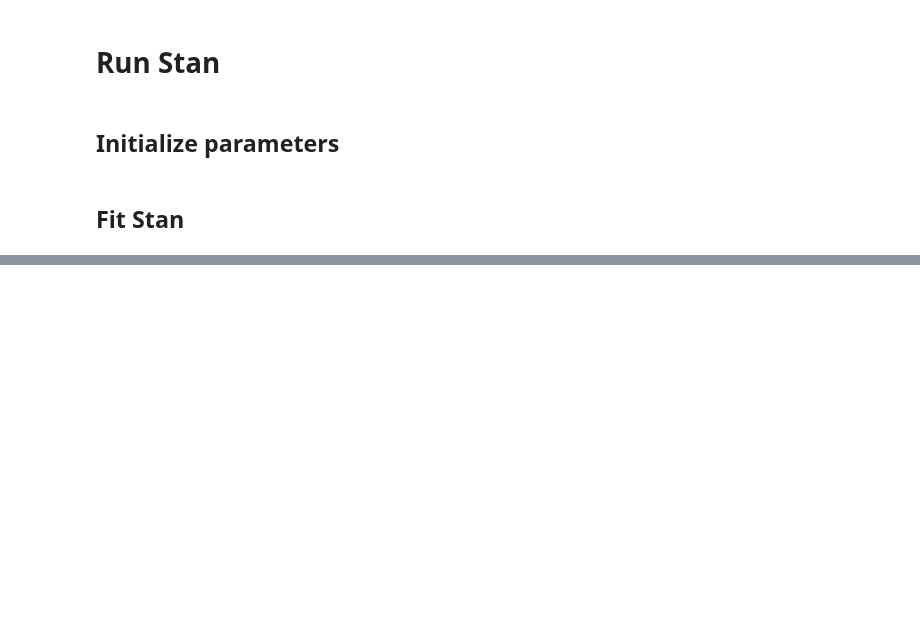
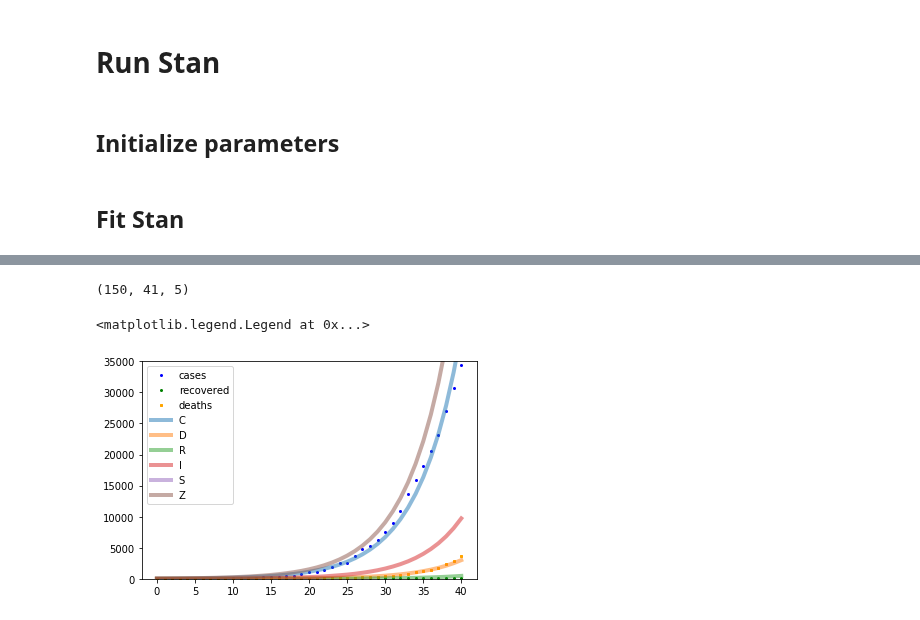
Before and after one commit to ccc1685/covid-19, a Jupyter notebook: Stan/MBS_epidemic_concentration_fitter.ipynb, the cells around one changed output, grey strips where cells are left out. Drawn from its saved outputs; the diff is of its cells as text; code cells hidden in the pictures; blank space fills up the shorter version.

```diff
--- a/Stan/MBS_epidemic_concentration_fitter.ipynb
+++ b/Stan/MBS_epidemic_concentration_fitter.ipynb
@@ -82,7 +105,8 @@ model.stan_data['n_obs'] = len(dates) - t0
 # %% [markdown]
 ### Enter population manually
 # %%
-model.stan_data['n_pop'] = 10000#pop[roi]
+model.stan_data['n_pop'] = pop[roi]
+model.stan_data['n_scale'] = 10000000
 # %% [markdown]
 ### Print data for Stan
 # %%
@@ -127,12 +180,14 @@ def init_1():
 # %% [markdown]
 ## Fit Stan
 # %%
-n_chains=3
+model.stan_data['max_num_steps'] = 10000000
+
+n_chains=1
 n_warmups=500
-n_iter=5000
-n_thin=50
+n_iter=4000
+n_thin=10
 
 control = {'adapt_delta':0.9}
-fit = stanrunmodel.sampling(data = model.stan_data,init = init_1,control=control, chains = n_chains, warmup = n_warmups, iter = n_iter, thin=n_thin, seed=13219)
+fit = stanrunmodel.sampling(data = model.stan_data,init = init_fun,control=control, chains = n_chains, warmup = n_warmups, iter = n_iter, thin=n_thin, seed=13219)
 # %%
 print(fit)
@@ -156,0 +224,51 @@ plt.plot(np.mean(fit.extract()['y_hat'][:,:,2],0))#*pop)
+# %%
+# dir(fit)
+# stan_data = az.from_pystan(
+#     posterior=fit,
+#     posterior_predictive='y_hat',
+#     observed_data="y[1,1]")
+
+# print(stan_data)
+# # az.plot_ppc(stan_data)
+
+print(np.shape(fit.extract()['u']))
+# plt.plot(np.mean(fit.extract()['y_hat'][:,:,1],0),'r', label=r'$\hat{I}$')
+# plt.plot(np.mean(fit.extract()['y_hat'][:,:,2],0),'b', label=r'$\hat{R}$')
+# plt.legend()
+# plt.ylabel('fraction')
+# plt.xlabel('days')
+# # plt.plot(model.stan_data['y'][:,0],'bo', label="cases")
+# # plt.plot(model.stan_data['y'][:,1],'go',label="recovered")
+
+# plt.plot(fit.extract()['u'][-1,:,4],'r', label=r'$\hat{I}$')
+# plt.plot(fit.extract()['u'][-1,:,2],'b', label=r'$\hat{R}$')
+# plt.legend()
+# plt.ylabel('fraction')
+# plt.xlabel('days')
+# plt.plot(model.stan_data['y'][:,0],'bo', label="cases")
+# plt.plot(model.stan_data['y'][:,1],'go',label="recovered")
+# plt.subplot(1,2,1)
+ms=2
+x = range(len(fit.extract()['u'][-1,:,i]))
+plt.plot(x,DF["cases"][t0:],'bo', label="cases",ms=ms)
+plt.plot(x,DF["recovered"][t0:],'go',label="recovered",ms=ms)
+plt.plot(x,DF["deaths"][t0:],'s',label="deaths",color='orange',ms=ms)
+
+labels = ['C','D','R','I','S','Z']
+lw=4
+a = 0.5
+for i in range(5):
+    plt.plot(model.stan_data['n_scale']*fit.extract()['u'][-1,:,i],label=labels[i],lw=lw,alpha=a)
+plt.plot(model.stan_data['n_scale']*(1-fit.extract()['u'][-1,:,4]),label=labels[-1],lw=lw,alpha=a)
+plt.legend()
+plt.ylim((0,35000))
+
+# plt.subplot(1,2,2)
+# tot = DF["cases"][-1:] + DF["recovered"][-1:] + DF["deaths"][-1:]
+
+# plt.axvline(model.stan_data['t0'],color='k', linestyle="dashed")
+plt.legend()
+# %% [output]
+(150, 41, 5)
+<matplotlib.legend.Legend at 0x...>
+[figure, added]
```
Also changed, not shown: parts of 14 cells of this notebook, 1 other file.
